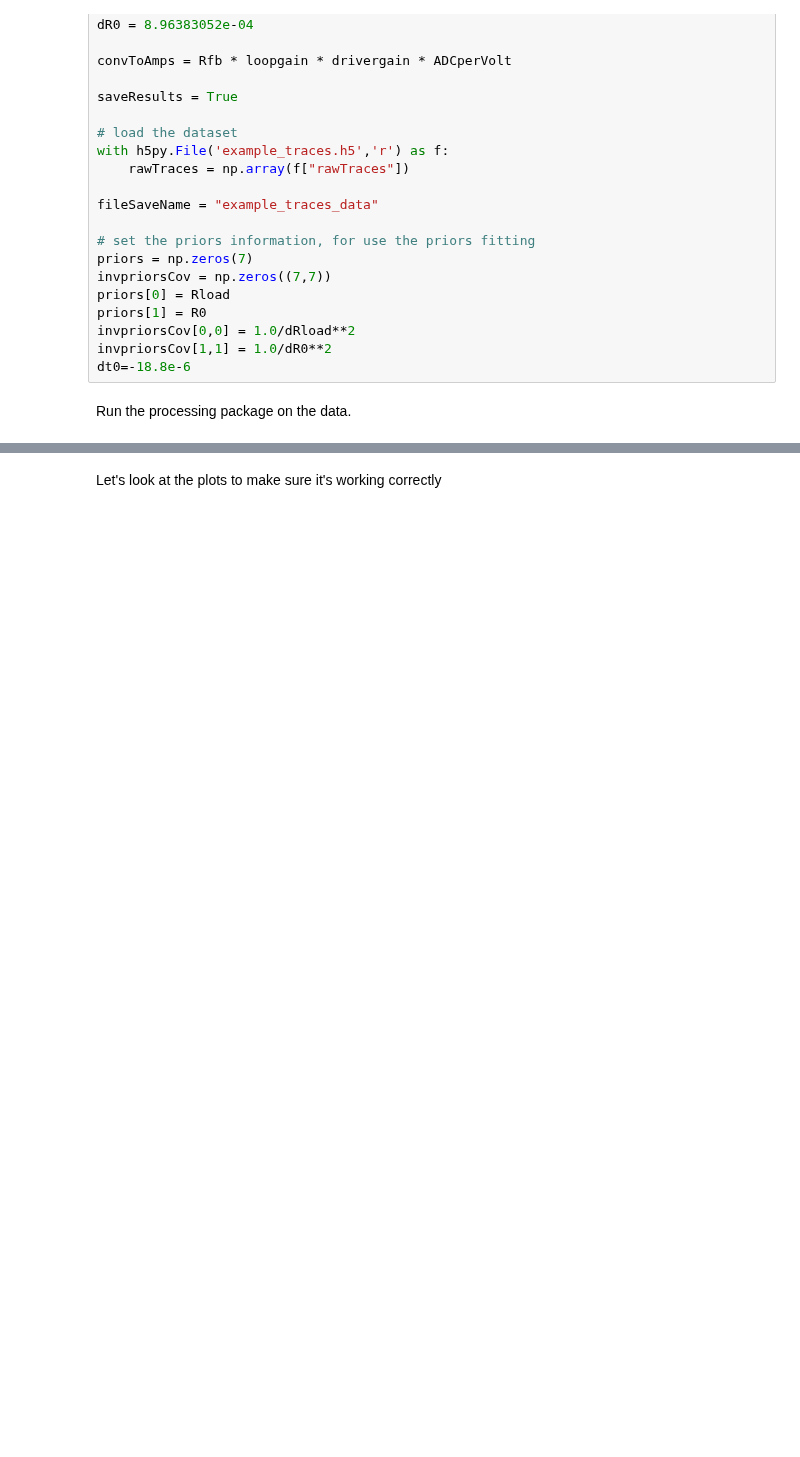
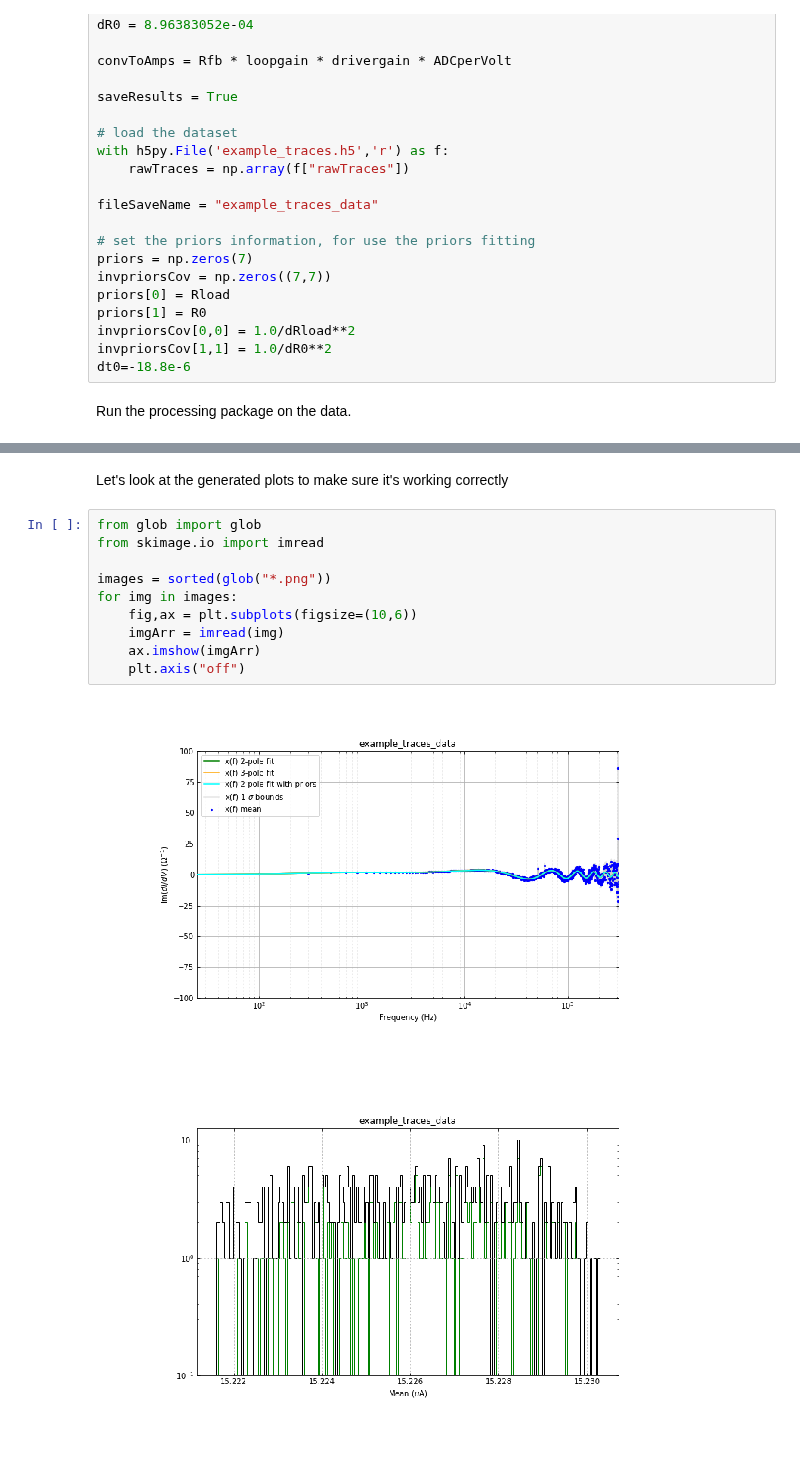
Before and after one commit to giangdip2410/watkins-ay250-s2018-hw, a Jupyter notebook: Final_Project/test_didv.ipynb, the cells around one changed output, grey strips where cells are left out. Cells and saved outputs as stored; diff of their text form; blank space fills up the shorter version.

```diff
--- a/Final_Project/test_didv.ipynb
+++ b/Final_Project/test_didv.ipynb
@@ -79,2 +78,15 @@ Done!
 # %% [markdown]
-Let's look at the plots to make sure it's working correctly
+Let's look at the generated plots to make sure it's working correctly
+# %%
+from glob import glob
+from skimage.io import imread
+
+images = sorted(glob("*.png"))
+for img in images:
+    fig,ax = plt.subplots(figsize=(10,6))
+    imgArr = imread(img)
+    ax.imshow(imgArr)
+    plt.axis("off")
+# %% [output]
+[figure, added]
+[figure, added]
```
Also changed, not shown: parts of 3 cells of this notebook, 3 other files.
